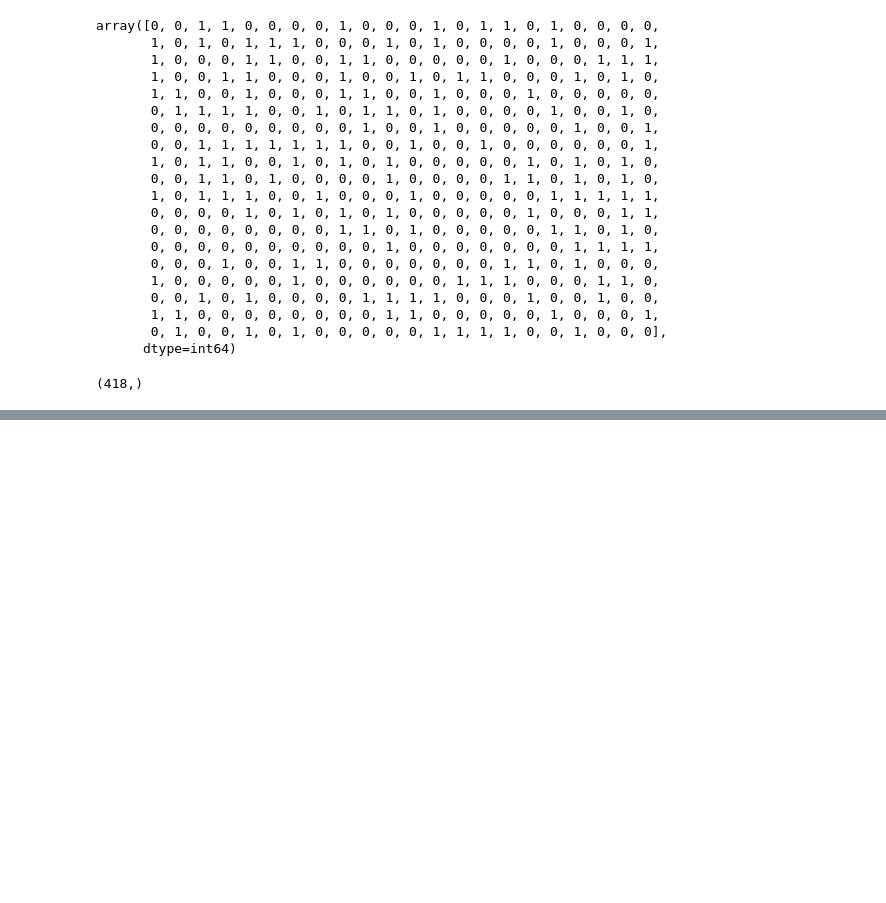
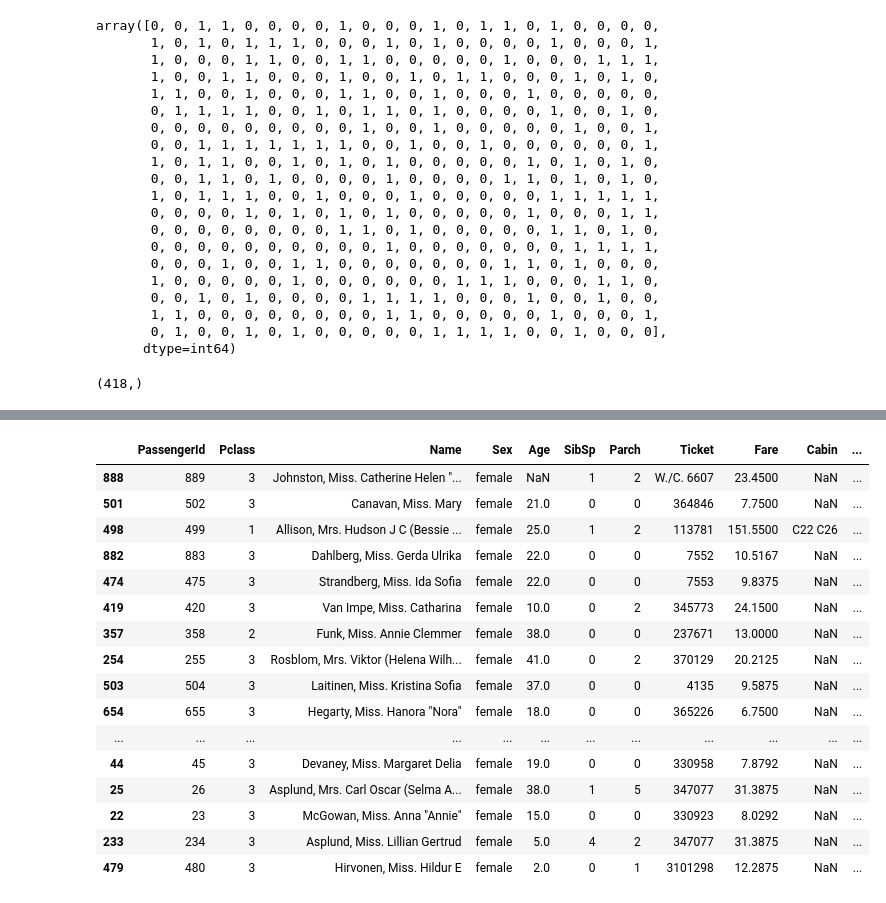
Before and after one commit to EandroC/Titanic---MachineLearningfromDisaster, a Jupyter notebook: modelos.ipynb, the cells around one changed output, grey strips where cells are left out. Saved outputs shown, nothing was run; the diff lists cells and outputs as text; code cells hidden in the pictures; blank space fills up the shorter version.

```diff
--- a/modelos.ipynb
+++ b/modelos.ipynb
@@ -466,3 +466,26 @@ sub.shape
 (418,)
 # %%
 sub.to_csv('segundo_modelo.csv', header= True)
+# %%
+#novo modelo
+resultados = []
+kf = RepeatedKFold(n_splits=2, n_repeats=10, random_state=10)
+
+for linhas_treino, linhas_valid in kf.split(X):
+    print( 'Treino: ', linhas_treino.shape[0])
+    print('Validação: ', linhas_valid.shape[0])
+    print()
+
+    X_treino, X_valid = X.iloc[linhas_treino], X.iloc[linhas_valid]
+    y_treino, y_valid = y.iloc[linhas_treino], y.iloc[linhas_valid]
+
+    modelo = RandomForestClassifier(n_estimators=100, n_jobs=-1, random_state=0)
+    modelo.fit(X_treino, y_treino)
+
+    p = modelo.predict(X_valid)
+
+    acc = np.mean(y_valid == p)
+    resultados.append(acc)
+
+    print('Acc: ', acc)
+    print()
@@ -468,0 +510,5 @@ sub.to_csv('segundo_modelo.csv', header= True)
+# %%
+# P previsão que o modelo fez pros pois vou checar o modelo anterior e ver possiveis mudanças
+X_valid_check = train.iloc[linhas_valid].copy()
+X_valid_check['p'] = p
+X_valid_check.head()
@@ -468,0 +526,8 @@ sub.to_csv('segundo_modelo.csv', header= True)
+# %%
+#Apenas com os erros
+
+erros= X_valid_check[X_valid_check.Survived != X_valid_check.p]
+#apenas mudando a ordem
+erros= erros[['PassengerId', 'Pclass', 'Name', 'Sex', 'Age', 'SibSp', 'Parch', 'Ticket', 'Fare', 'Cabin',
+       'Embarked','Sex_binario', 'p', 'Survived']]
+erros
@@ -468,0 +548,23 @@ sub.to_csv('segundo_modelo.csv', header= True)
+# %%
+mulheres = erros[erros['Sex']=='female']
+homens = erros[erros['Sex']=='male']
+# %%
+mulheres.sort_values('Survived')
+# %% [output]
+|  | PassengerId | Pclass | Name | Sex | Age | SibSp | Parch | Ticket | Fare | Cabin | ... |
+| 888 | 889 | 3 | Johnston, Miss. Catherine Helen "... | female | NaN | 1 | 2 | W./C. 6607 | 23.4500 | NaN | ... |
+| 501 | 502 | 3 | Canavan, Miss. Mary | female | 21.0 | 0 | 0 | 364846 | 7.7500 | NaN | ... |
+| 498 | 499 | 1 | Allison, Mrs. Hudson J C (Bessie ... | female | 25.0 | 1 | 2 | 113781 | 151.5500 | C22 C26 | ... |
+| 882 | 883 | 3 | Dahlberg, Miss. Gerda Ulrika | female | 22.0 | 0 | 0 | 7552 | 10.5167 | NaN | ... |
+| 474 | 475 | 3 | Strandberg, Miss. Ida Sofia | female | 22.0 | 0 | 0 | 7553 | 9.8375 | NaN | ... |
+| 419 | 420 | 3 | Van Impe, Miss. Catharina | female | 10.0 | 0 | 2 | 345773 | 24.1500 | NaN | ... |
+| 357 | 358 | 2 | Funk, Miss. Annie Clemmer | female | 38.0 | 0 | 0 | 237671 | 13.0000 | NaN | ... |
+| 254 | 255 | 3 | Rosblom, Mrs. Viktor (Helena Wilh... | female | 41.0 | 0 | 2 | 370129 | 20.2125 | NaN | ... |
+| 503 | 504 | 3 | Laitinen, Miss. Kristina Sofia | female | 37.0 | 0 | 0 | 4135 | 9.5875 | NaN | ... |
+| 654 | 655 | 3 | Hegarty, Miss. Hanora "Nora" | female | 18.0 | 0 | 0 | 365226 | 6.7500 | NaN | ... |
+| ... | ... | ... | ... | ... | ... | ... | ... | ... | ... | ... | ... |
+| 44 | 45 | 3 | Devaney, Miss. Margaret Delia | female | 19.0 | 0 | 0 | 330958 | 7.8792 | NaN | ... |
+| 25 | 26 | 3 | Asplund, Mrs. Carl Oscar (Selma A... | female | 38.0 | 1 | 5 | 347077 | 31.3875 | NaN | ... |
+| 22 | 23 | 3 | McGowan, Miss. Anna "Annie" | female | 15.0 | 0 | 0 | 330923 | 8.0292 | NaN | ... |
+| 233 | 234 | 3 | Asplund, Miss. Lillian Gertrud | female | 5.0 | 4 | 2 | 347077 | 31.3875 | NaN | ... |
+| 479 | 480 | 3 | Hirvonen, Miss. Hildur E | female | 2.0 | 0 | 1 | 3101298 | 12.2875 | NaN | ... |
```
Also changed, not shown: parts of 23 cells of this notebook, 2 other files.
